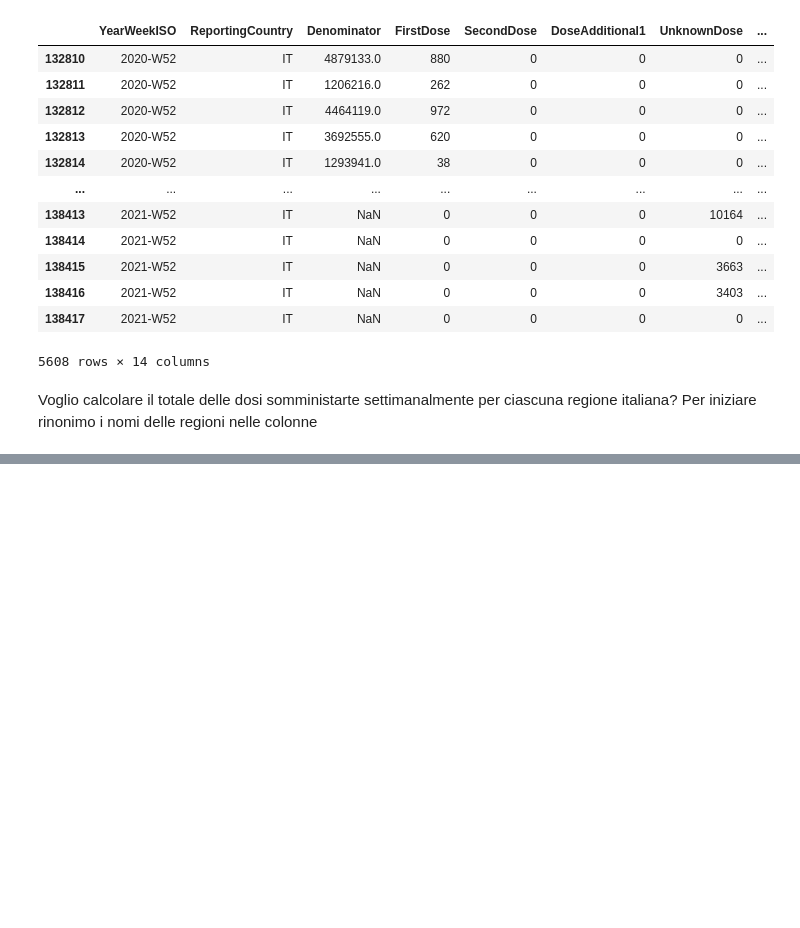
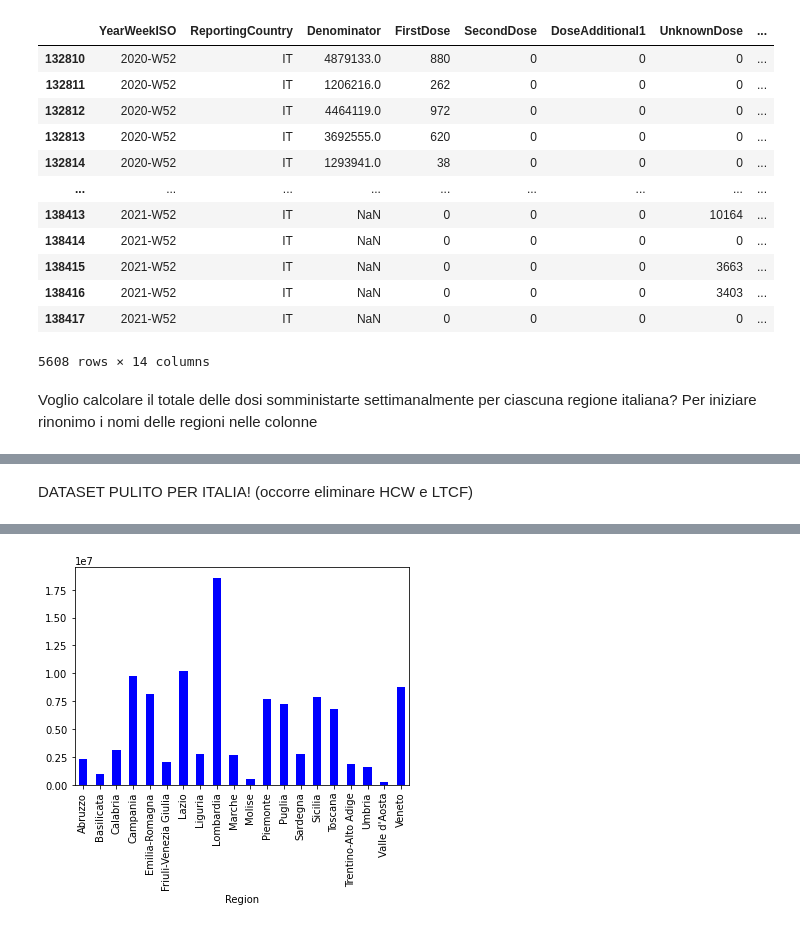
Before and after one commit to elenaabcc/CovidAnalysis4CPDM, a Jupyter notebook: PRIMA PARTE.ipynb, the cells around one changed output, grey strips where cells are left out. Cells and saved outputs as stored; diff of their text form; code cells hidden in the pictures; blank space fills up the shorter version.

```diff
--- a/PRIMA PARTE.ipynb
+++ b/PRIMA PARTE.ipynb
@@ -178,3 +154,5 @@ italy_df.drop(['ReportingCountry'], axis=1, inplace=True)
+# %% [markdown]
+DATASET PULITO PER ITALIA! (occorre eliminare HCW e LTCF)
 # %%
 italy_df.head(30)
 # %% [output]
@@ -195,3 +173,19 @@ italy_df.head(30)
 | 132837 | 2020-W52 | 9433159.0 | 0 | 0 | 0 | 0 | Nazionale | Age<18 | ... |
 | 132838 | 2020-W52 | NaN | 0 | 0 | 0 | 6369 | Nazionale | HCW | ... |
 | 132839 | 2020-W52 | NaN | 0 | 0 | 0 | 480 | Nazionale | LTCF | ... |
+# %%
+italy_df=italy_df[(italy_df.TargetGroup!='LTCF') & (italy_df.TargetGroup!='HCW')]
+# %%
+#dataframe con solo valori per le singole regioni!!
+region_df=italy_df[(italy_df.Region!='Nazionale')]
+# %%
+#dataframe per regioni italiane nel 2021
+region_df_21=region_df[region_df["Year"]=='2021']
+# %%
+#GRAFICO DOSI SOMMINISTRATE PER REGIONI IN ITALIA NEL 2021 (fare meglio)
+group_reg=region_df_21.groupby(['Region'])['tot doses'].sum()
+group_reg.plot(kind='bar', color= 'blue')
+plt.savefig('Doses administered per region', dpi=300, bbox_inches='tight')
+plt.show()
+# %% [output]
+[figure, added]
```
Also changed, not shown: parts of 15 cells of this notebook, 14 other files.
